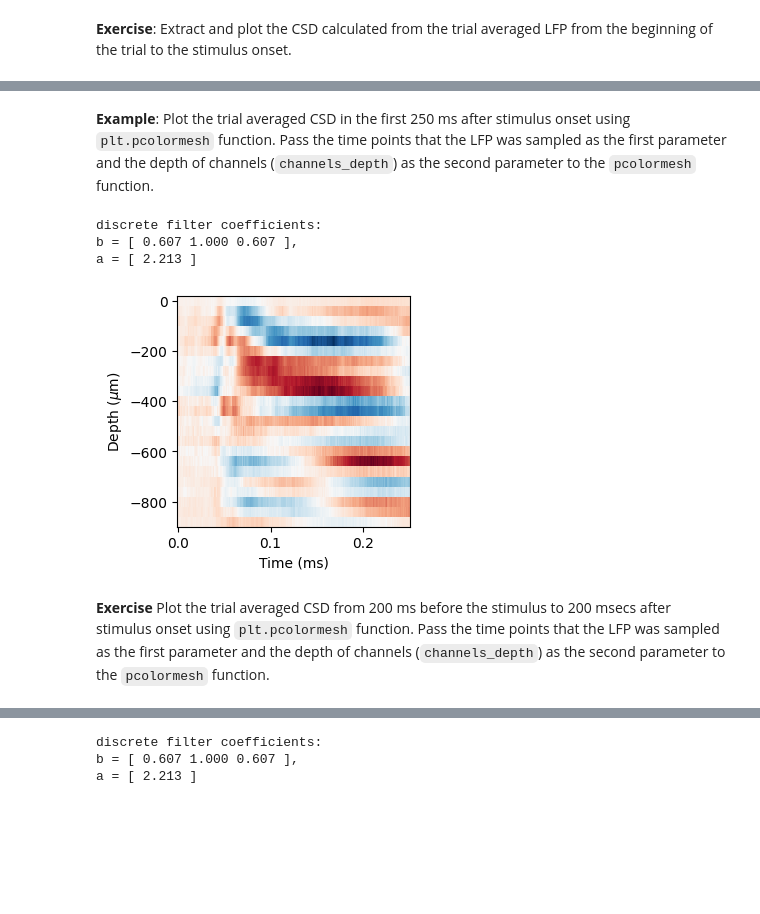
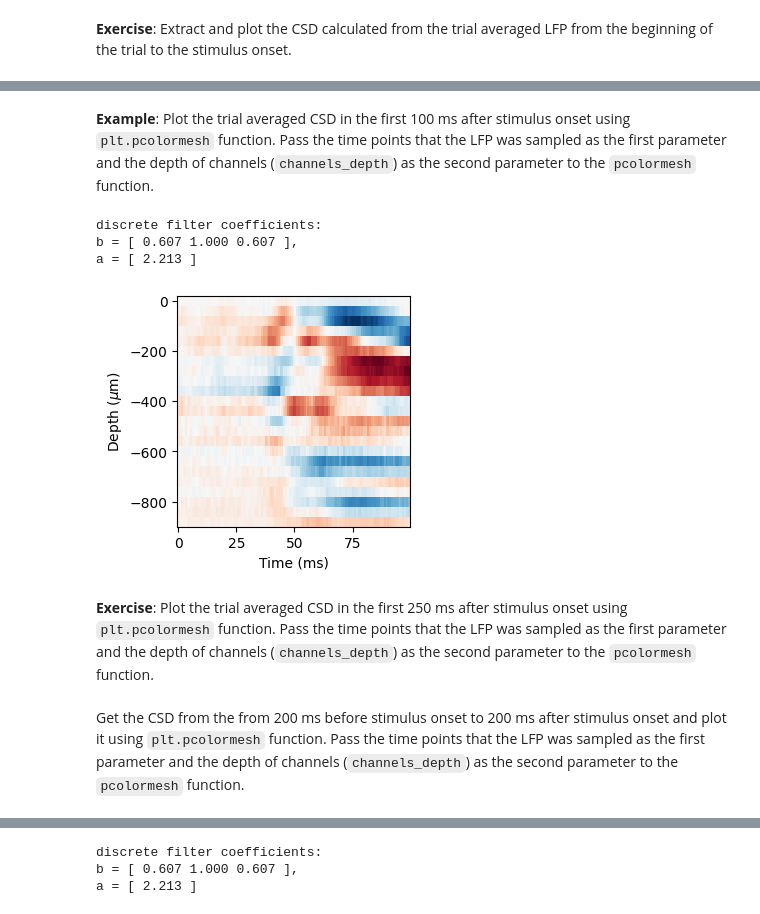
Before and after one commit to ibehave-ibots/LFP-Analysis-in-Python, a Jupyter notebook: Day1/03 CSD Analysis Theory and Methods/3 CSD Analysis Theory and Methods.ipynb, the cells around one changed output, grey strips where cells are left out. Saved outputs shown, nothing was run; the diff lists cells and outputs as text; code cells hidden in the pictures; blank space fills up the shorter version.

Commit message:
Updated exercise text session 3

```diff
--- a/Day1/03 CSD Analysis Theory and Methods/3 CSD Analysis Theory and Methods.ipynb
+++ b/Day1/03 CSD Analysis Theory and Methods/3 CSD Analysis Theory and Methods.ipynb
@@ -232,19 +258,18 @@ mask = (0 < dataset['time_from_stimulus_onset_lfp']) & (dataset['time_from_stimu
 # %% [markdown]
-**Example**: Plot the trial averaged CSD in the first 250 ms after stimulus onset using ``plt.pcolormesh`` function. Pass the time points that the LFP was sampled as the first parameter and the depth of channels (`channels_depth`) as the second parameter to the `pcolormesh` function.
+**Example**: Plot the trial averaged CSD in the first 100 ms after stimulus onset using ``plt.pcolormesh`` function. Pass the time points that the LFP was sampled as the first parameter and the depth of channels (`channels_depth`) as the second parameter to the `pcolormesh` function.
 # %%
-# provided
-mask = (0 < dataset.time_from_stimulus_onset_lfp) & (dataset.time_from_stimulus_onset_lfp < 250)
+mask = (0 < dataset.time_from_stimulus_onset_lfp) & (dataset.time_from_stimulus_onset_lfp < 100)
 lfp = dataset['lfp_trials'].where(mask, drop=True).mean(dim='trial_stimulus_id')
 csd = utils.calc_csd(lfp, dataset.sampling_frequency_lfp, dataset.channel_depth)
 
 plt.figure(figsize=(3,3))
-plt.pcolormesh(csd.times, dataset.channel_depth, csd.T, cmap = 'RdBu_r')
+plt.pcolormesh(lfp.time_from_stimulus_onset_lfp, dataset.channel_depth, csd.T, cmap = 'RdBu_r')
 plt.xlabel('Time (ms)')
 plt.ylabel(r'Depth ($\mu$m)');
 # %% [output]
 discrete filter coefficients:
 b = [ 0.607 1.000 0.607 ],
 a = [ 2.213 ]
-[figure, old version]
+[figure, new version]
 # %% [markdown]
-**Exercise** Plot the trial averaged CSD from 200 ms before the stimulus to 200 msecs after stimulus onset using ``plt.pcolormesh`` function. Pass the time points that the LFP was sampled as the first parameter and the depth of channels (`channels_depth`) as the second parameter to the `pcolormesh` function.
+**Exercise**: Plot the trial averaged CSD in the first 250 ms after stimulus onset using ``plt.pcolormesh`` function. Pass the time points that the LFP was sampled as the first parameter and the depth of channels (`channels_depth`) as the second parameter to the `pcolormesh` function.
@@ -250,0 +278,2 @@ a = [ 2.213 ]
+# %% [markdown]
+Get the CSD from the from 200 ms before stimulus onset to 200 ms after stimulus onset and plot it using ``plt.pcolormesh`` function. Pass the time points that the LFP was sampled as the first parameter and the depth of channels (`channels_depth`) as the second parameter to the `pcolormesh` function.
```
Also changed, not shown: parts of 26 cells of this notebook, 1 other file.
